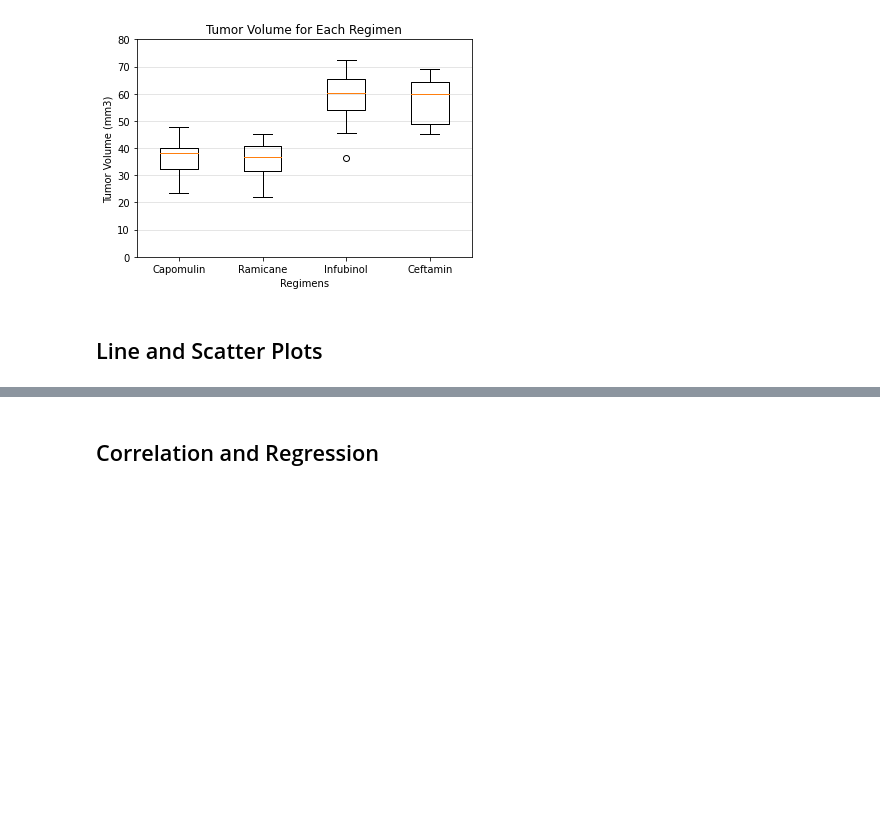
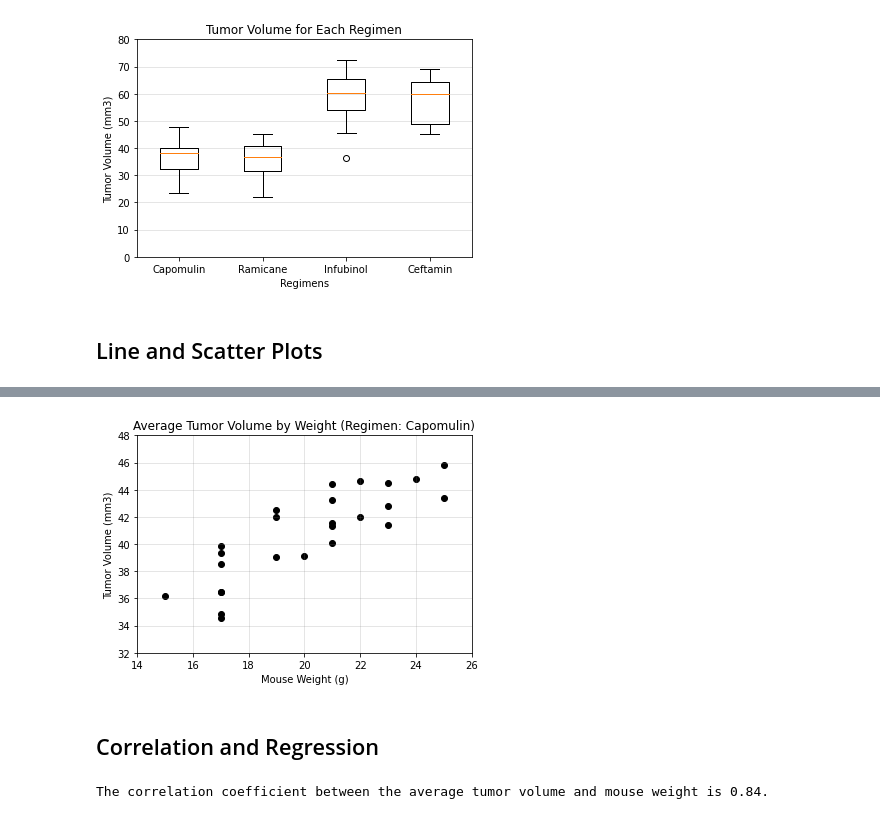
Before and after one commit to klharp/Matplotlib, a Jupyter notebook: pymaceuticals.ipynb, the cells around one changed output, grey strips where cells are left out. Saved outputs shown, nothing was run; the diff lists cells and outputs as text; code cells hidden in the pictures; blank space fills up the shorter version.

```diff
--- a/pymaceuticals.ipynb
+++ b/pymaceuticals.ipynb
@@ -381,5 +328,28 @@ plt.show()
+# %%
+# Generate a scatter plot of average tumor volume vs. mouse weight for the Capomulin regimen
+# Identify the Capomulin and then group by mouse id to find means.
+cap = merge_df.loc[merge_df["Drug Regimen"] == "Capomulin"]
+cap_ave = cap.groupby(["Mouse ID"]).mean()
+# cap_ave
+
+plt.title("Average Tumor Volume by Weight (Regimen: Capomulin)")
+plt.ylabel("Tumor Volume (mm3)")
+plt.xlabel("Mouse Weight (g)")
+plt.ylim(32,48)
+plt.xlim(14,26)
+plt.grid(True, linestyle="-", which="major", color="gray", alpha=0.25)
+
+plt.scatter(cap_ave["Weight (g)"], cap_ave["Tumor Volume (mm3)"], color="black", marker="o")
+plt.show()
+# %% [output]
+[figure, added]
 # %% [markdown]
 ## Correlation and Regression
 # %%
-# Calculate the correlation coefficient and linear regression model
-# for mouse weight and average tumor volume for the Capomulin regimen
+# Calculate the correlation coefficient for mouse weight and average tumor volume for the Capomulin regimen
+r = sts.pearsonr(cap_ave["Weight (g)"], cap_ave["Tumor Volume (mm3)"])
+r = round(r[0],2)
+
+print(f"The correlation coefficient between the average tumor volume and mouse weight is {r}.")
+# %% [output]
+The correlation coefficient between the average tumor volume and mouse weight is 0.84.
```
Also changed, not shown: parts of 13 cells of this notebook.
